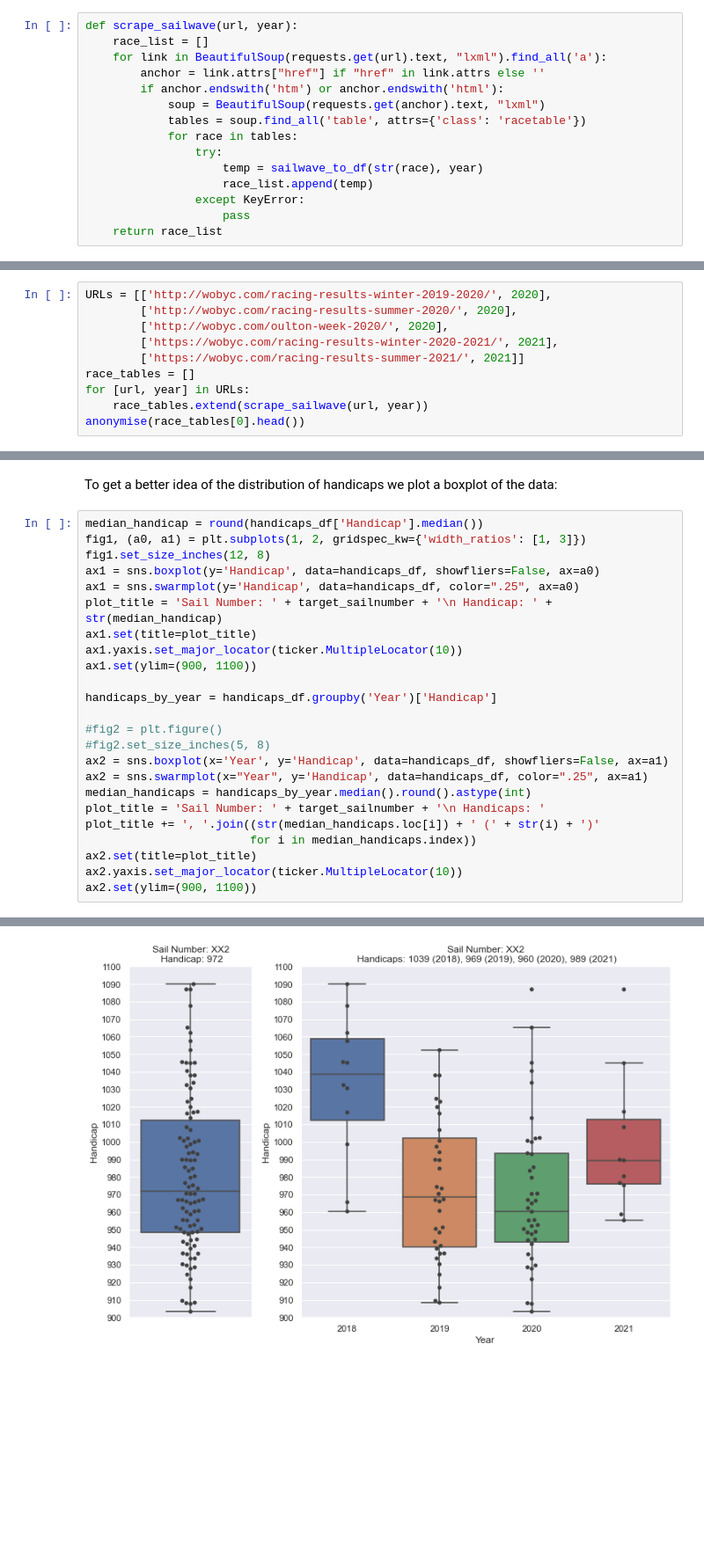
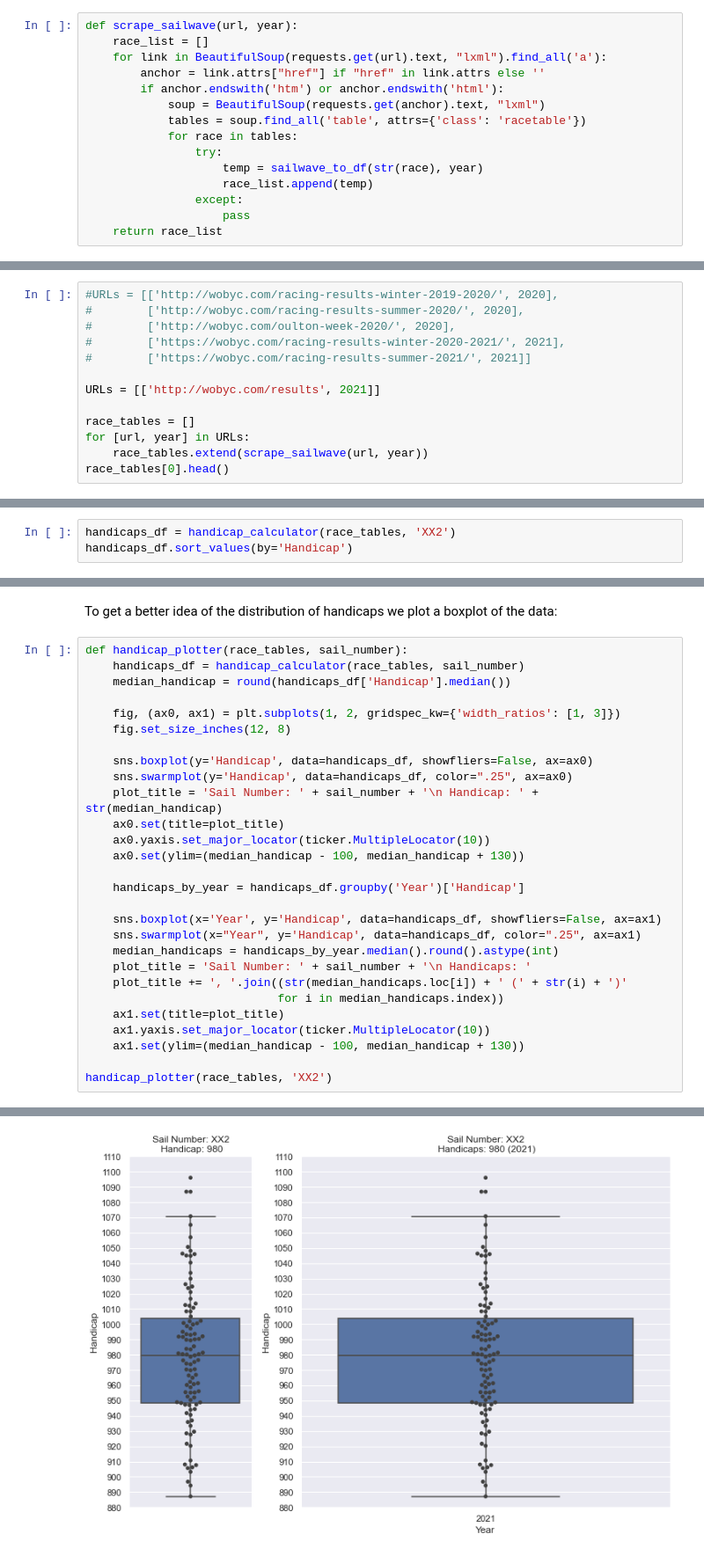
Before and after one commit to AdamYorkston/Experimental-PY-Calculator, a Jupyter notebook: Dinghy Handicap Calculations.ipynb, the cells around one changed output, grey strips where cells are left out. Shown at 88% size. Saved outputs shown, nothing was run; the diff lists cells and outputs as text; blank space fills up the shorter version.

```diff
--- a/Dinghy Handicap Calculations.ipynb
+++ b/Dinghy Handicap Calculations.ipynb
@@ -105,19 +68,22 @@ def scrape_sailwave(url, year):
                 try:
                     temp = sailwave_to_df(str(race), year)
                     race_list.append(temp)
-                except KeyError:
+                except:
                     pass
     return race_list
 # %% [markdown]
 We can then use `scrape_sailwave` on a list of predefined URLs to obtain a list of races:
 # %%
-URLs = [['http://wobyc.com/racing-results-winter-2019-2020/', 2020],
-        ['http://wobyc.com/racing-results-summer-2020/', 2020],
-        ['http://wobyc.com/oulton-week-2020/', 2020],
-        ['https://wobyc.com/racing-results-winter-2020-2021/', 2021],
-        ['https://wobyc.com/racing-results-summer-2021/', 2021]]
+#URLs = [['http://wobyc.com/racing-results-winter-2019-2020/', 2020],
+#        ['http://wobyc.com/racing-results-summer-2020/', 2020],
+#        ['http://wobyc.com/oulton-week-2020/', 2020],
+#        ['https://wobyc.com/racing-results-winter-2020-2021/', 2021],
+#        ['https://wobyc.com/racing-results-summer-2021/', 2021]]
+
+URLs = [['http://wobyc.com/results', 2021]]
+
 race_tables = []
 for [url, year] in URLs:
     race_tables.extend(scrape_sailwave(url, year))
-anonymise(race_tables[0].head())
+race_tables[0].head()
 # %% [output]
@@ -168,0 +159,3 @@ if target_sailnumber == 'XX2':
+# %%
+handicaps_df = handicap_calculator(race_tables, 'XX2')
+handicaps_df.sort_values(by='Handicap')
@@ -169,27 +180,31 @@ if target_sailnumber == 'XX2':
 # %% [markdown]
 To get a better idea of the distribution of handicaps we plot a boxplot of the data:
 # %%
-median_handicap = round(handicaps_df['Handicap'].median())
-fig1, (a0, a1) = plt.subplots(1, 2, gridspec_kw={'width_ratios': [1, 3]})
-fig1.set_size_inches(12, 8)
-ax1 = sns.boxplot(y='Handicap', data=handicaps_df, showfliers=False, ax=a0)
-ax1 = sns.swarmplot(y='Handicap', data=handicaps_df, color=".25", ax=a0)
-plot_title = 'Sail Number: ' + target_sailnumber + '\n Handicap: ' + str(median_handicap)
-ax1.set(title=plot_title)
-ax1.yaxis.set_major_locator(ticker.MultipleLocator(10))
-ax1.set(ylim=(900, 1100))
+def handicap_plotter(race_tables, sail_number):
+    handicaps_df = handicap_calculator(race_tables, sail_number)
+    median_handicap = round(handicaps_df['Handicap'].median())
 
-handicaps_by_year = handicaps_df.groupby('Year')['Handicap']
+    fig, (ax0, ax1) = plt.subplots(1, 2, gridspec_kw={'width_ratios': [1, 3]})
+    fig.set_size_inches(12, 8)
 
-#fig2 = plt.figure()
-#fig2.set_size_inches(5, 8)
-ax2 = sns.boxplot(x='Year', y='Handicap', data=handicaps_df, showfliers=False, ax=a1)
-ax2 = sns.swarmplot(x="Year", y='Handicap', data=handicaps_df, color=".25", ax=a1)
-median_handicaps = handicaps_by_year.median().round().astype(int)
-plot_title = 'Sail Number: ' + target_sailnumber + '\n Handicaps: '
-plot_title += ', '.join((str(median_handicaps.loc[i]) + ' (' + str(i) + ')'
-                        for i in median_handicaps.index))
-ax2.set(title=plot_title)
-ax2.yaxis.set_major_locator(ticker.MultipleLocator(10))
-ax2.set(ylim=(900, 1100))
+    sns.boxplot(y='Handicap', data=handicaps_df, showfliers=False, ax=ax0)
+    sns.swarmplot(y='Handicap', data=handicaps_df, color=".25", ax=ax0)
+    plot_title = 'Sail Number: ' + sail_number + '\n Handicap: ' + str(median_handicap)
+    ax0.set(title=plot_title)
+    ax0.yaxis.set_major_locator(ticker.MultipleLocator(10))
+    ax0.set(ylim=(median_handicap - 100, median_handicap + 130))
+
+    handicaps_by_year = handicaps_df.groupby('Year')['Handicap']
+
+    sns.boxplot(x='Year', y='Handicap', data=handicaps_df, showfliers=False, ax=ax1)
+    sns.swarmplot(x="Year", y='Handicap', data=handicaps_df, color=".25", ax=ax1)
+    median_handicaps = handicaps_by_year.median().round().astype(int)
+    plot_title = 'Sail Number: ' + sail_number + '\n Handicaps: '
+    plot_title += ', '.join((str(median_handicaps.loc[i]) + ' (' + str(i) + ')'
+                            for i in median_handicaps.index))
+    ax1.set(title=plot_title)
+    ax1.yaxis.set_major_locator(ticker.MultipleLocator(10))
+    ax1.set(ylim=(median_handicap - 100, median_handicap + 130))
+
+handicap_plotter(race_tables, 'XX2')
 # %% [output]
@@ -197,3 +211,3 @@ ax2.set(ylim=(900, 1100))
-[figure, old version]
+[figure, new version]
 # %% [markdown]
 We see that there's a fairly substantial variation between the upper and lower quartiles, indicating some uncertainty in the true handicap. Some of this variability can be explained by grouping the handicaps by year. The 2018 handicaps are much higher than for other years; this is likely explained by a lack of experience in sailing the boat. For 2019/20/21, the results are more stable, with a median handicap of 969 (2019), 960 (2020), and 989 (2021).
```
Also changed, not shown: parts of 16 cells of this notebook.
